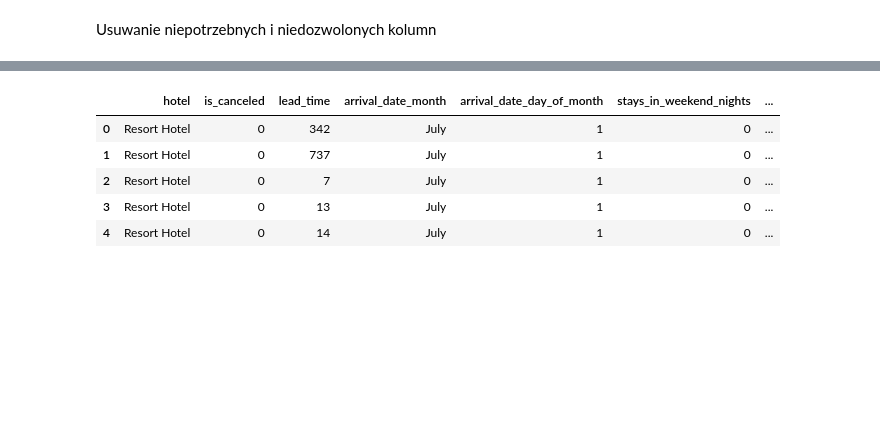
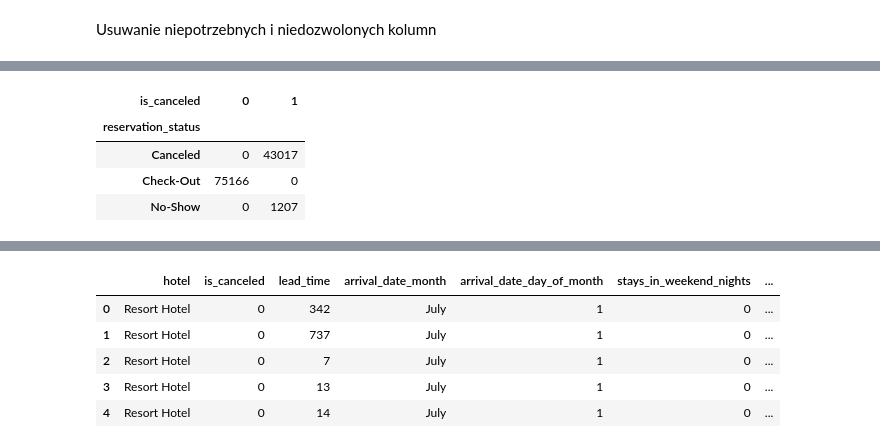
Before and after one commit to SzymonMak/HotelBookingsDataAnalysis, a Jupyter notebook: final_analysis.ipynb, the cells around one changed output, grey strips where cells are left out. Drawn from its saved outputs; the diff is of its cells as text; code cells hidden in the pictures; blank space fills up the shorter version.

```diff
--- a/final_analysis.ipynb
+++ b/final_analysis.ipynb
@@ -535,0 +536,8 @@ Usuwanie niepotrzebnych i niedozwolonych kolumn
+# %%
+pd.crosstab(dane['reservation_status'], dane['is_canceled'])
+# %% [output]
+| is_canceled | 0 | 1 |
+| reservation_status |  |  |
+| Canceled | 0 | 43017 |
+| Check-Out | 75166 | 0 |
+| No-Show | 0 | 1207 |
```
Also changed, not shown: parts of 10 cells of this notebook.
